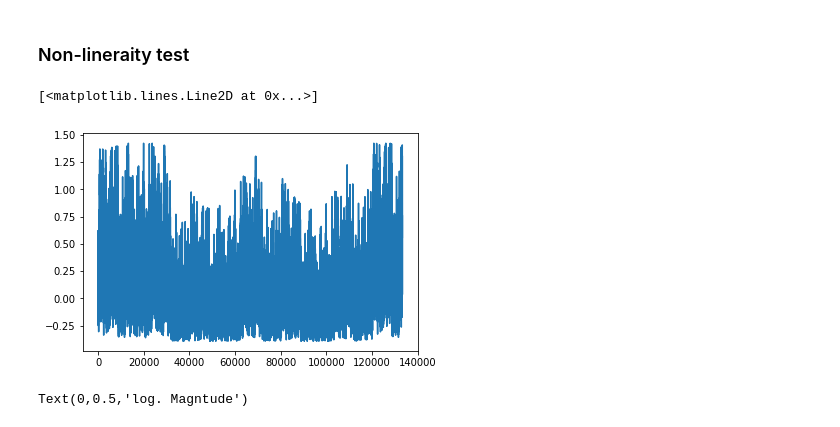
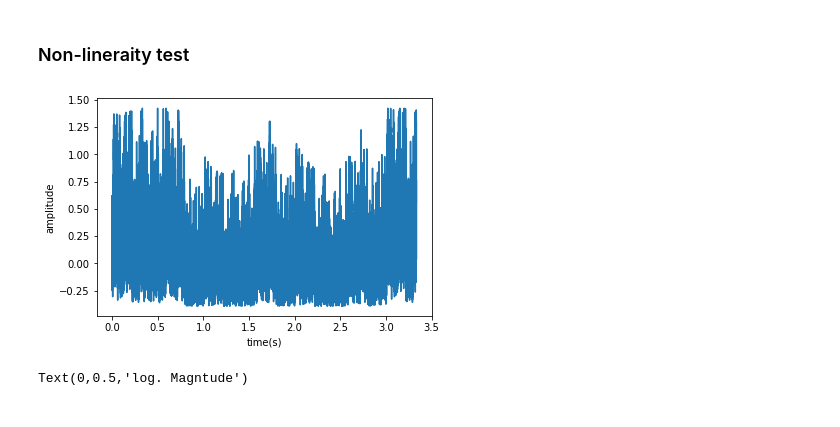
Before and after one commit to akin-aroge/thesis-code, a Jupyter notebook: python_code/multisine/multisine.ipynb, the cells around one changed output. Cells and saved outputs as stored; diff of their text form; code cells hidden in the pictures.

```diff
--- a/python_code/multisine/multisine.ipynb
+++ b/python_code/multisine/multisine.ipynb
@@ -205,11 +211,13 @@ t, sig_input = draw_multisine(freq_array[:], period=period, sampling_freq=Fs,
                phases=best_optim_phase, amp=amp, n_period=n_period)
 
 output = non_lin_sys(sig_input, rms_noise=0.0)
-# %%
-plt.plot(output)
-# %% [output]
-[<matplotlib.lines.Line2D at 0x...>]
-[figure, removed]
+# %%
+fig, ax = plt.subplots()
+ax.plot(t, output)
+ax.set(xlabel='time(s)', ylabel='amplitude')
+save_figure('weakly_non_linear_output', fig )
+# %% [output]
+[figure, added]
 # %%
 def dft_map(x, Fs):
     """sort of a wrapper arrount the FFT method to
```
Also changed, not shown: parts of 5 cells of this notebook, 4 other files.
